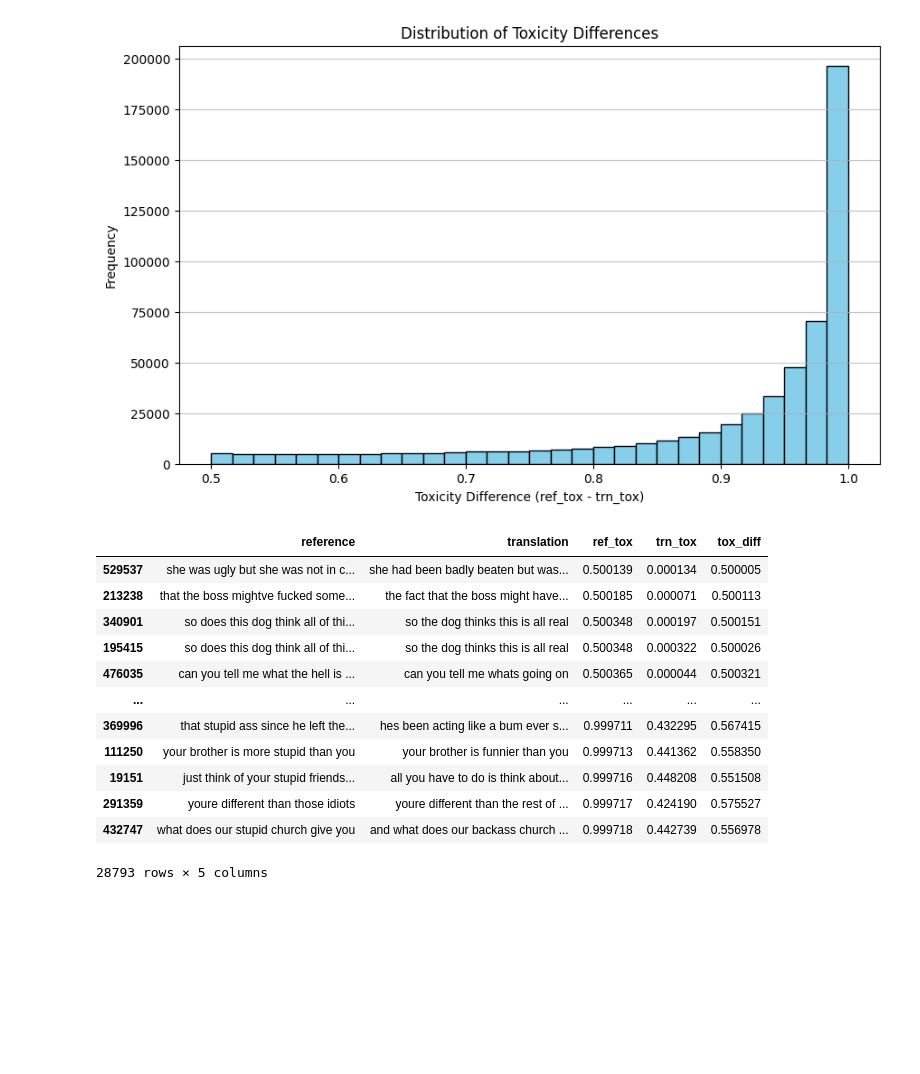
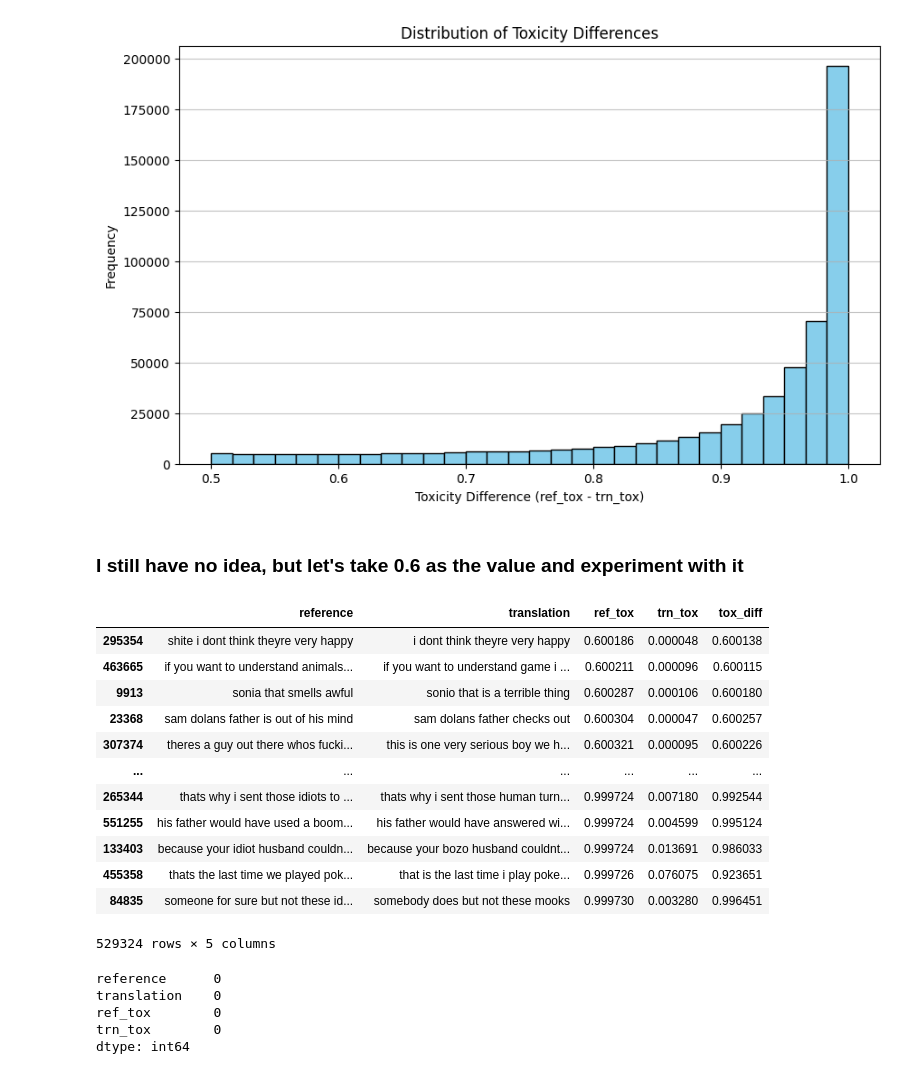
Before and after one commit to rootint/text-detoxification, a Jupyter notebook: notebooks/data_exploration.ipynb, the cells around one changed output. Drawn from its saved outputs; the diff is of its cells as text; code cells hidden in the pictures; blank space fills up the shorter version.

Commit message:
Experiment with models

```diff
--- a/notebooks/data_exploration.ipynb
+++ b/notebooks/data_exploration.ipynb
@@ -157,25 +157,35 @@ plt.grid(axis='y', alpha=0.75)
 plt.show()
 # %% [output]
 [figure]
+# %% [markdown]
+### I still have no idea, but let's take 0.6 as the value and experiment with it
 # %%
-low_toxicity_delta_threshold = 0.6
+high_toxicity_threshold = 0.6
 
-# Filter the dataset for low toxicity differences
-low_toxicity_delta_data = filtered_data_diff[filtered_data_diff['tox_diff'] <= low_toxicity_delta_threshold].sort_values(by='ref_tox', ascending=True)
+# Filter the dataset for high toxicity differences
+final_data = filtered_data_diff[filtered_data_diff['tox_diff'] > high_toxicity_threshold].sort_values(by='ref_tox', ascending=True)
 
 # Display the entries with low toxicity differences
-low_toxicity_delta_data
+final_data
 # %% [output]
 |  | reference | translation | ref_tox | trn_tox | tox_diff |
-| 529537 | she was ugly but she was not in c... | she had been badly beaten but was... | 0.500139 | 0.000134 | 0.500005 |
-| 213238 | that the boss mightve fucked some... | the fact that the boss might have... | 0.500185 | 0.000071 | 0.500113 |
-| 340901 | so does this dog think all of thi... | so the dog thinks this is all real | 0.500348 | 0.000197 | 0.500151 |
-| 195415 | so does this dog think all of thi... | so the dog thinks this is all real | 0.500348 | 0.000322 | 0.500026 |
-| 476035 | can you tell me what the hell is ... | can you tell me whats going on | 0.500365 | 0.000044 | 0.500321 |
+| 295354 | shite i dont think theyre very happy | i dont think theyre very happy | 0.600186 | 0.000048 | 0.600138 |
+| 463665 | if you want to understand animals... | if you want to understand game i ... | 0.600211 | 0.000096 | 0.600115 |
+| 9913 | sonia that smells awful | sonio that is a terrible thing | 0.600287 | 0.000106 | 0.600180 |
+| 23368 | sam dolans father is out of his mind | sam dolans father checks out | 0.600304 | 0.000047 | 0.600257 |
+| 307374 | theres a guy out there whos fucki... | this is one very serious boy we h... | 0.600321 | 0.000095 | 0.600226 |
 | ... | ... | ... | ... | ... | ... |
-| 369996 | that stupid ass since he left the... | hes been acting like a bum ever s... | 0.999711 | 0.432295 | 0.567415 |
-| 111250 | your brother is more stupid than you | your brother is funnier than you | 0.999713 | 0.441362 | 0.558350 |
-| 19151 | just think of your stupid friends... | all you have to do is think about... | 0.999716 | 0.448208 | 0.551508 |
-| 291359 | youre different than those idiots | youre different than the rest of ... | 0.999717 | 0.424190 | 0.575527 |
-| 432747 | what does our stupid church give you | and what does our backass church ... | 0.999718 | 0.442739 | 0.556978 |
+| 265344 | thats why i sent those idiots to ... | thats why i sent those human turn... | 0.999724 | 0.007180 | 0.992544 |
+| 551255 | his father would have used a boom... | his father would have answered wi... | 0.999724 | 0.004599 | 0.995124 |
+| 133403 | because your idiot husband couldn... | because your bozo husband couldnt... | 0.999724 | 0.013691 | 0.986033 |
+| 455358 | thats the last time we played pok... | that is the last time i play poke... | 0.999726 | 0.076075 | 0.923651 |
+| 84835 | someone for sure but not these id... | somebody does but not these mooks | 0.999730 | 0.003280 | 0.996451 |
-28793 rows × 5 columns
+529324 rows × 5 columns
+# %%
+print(filtered_data_swapped.isna().sum())
+# %% [output]
+reference      0
+translation    0
+ref_tox        0
+trn_tox        0
+dtype: int64
```
Also changed, not shown: parts of 9 cells of this notebook, 3 other files.
